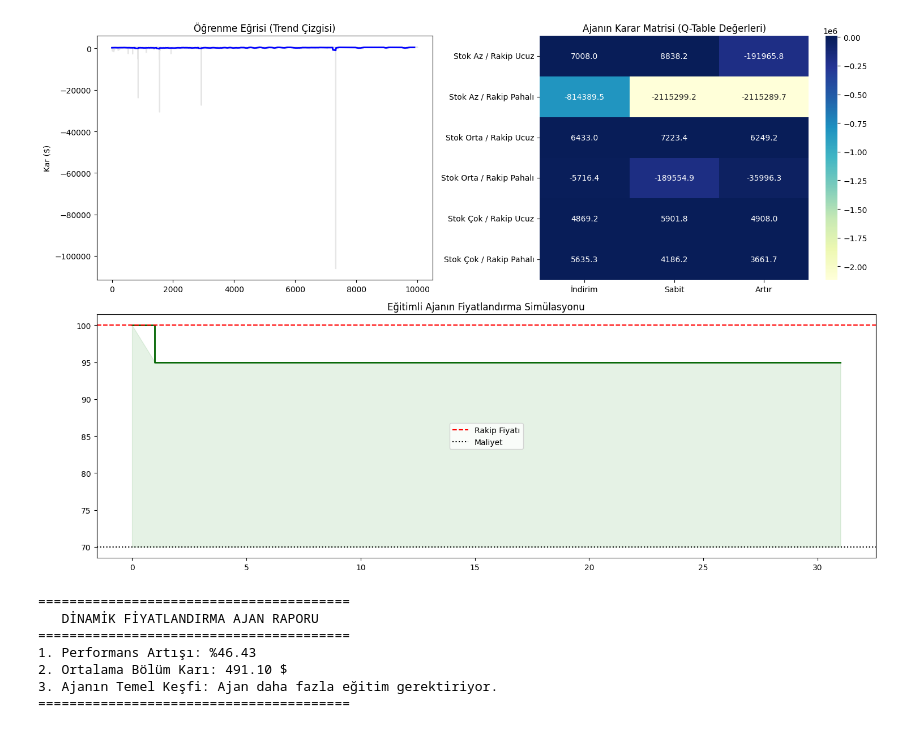
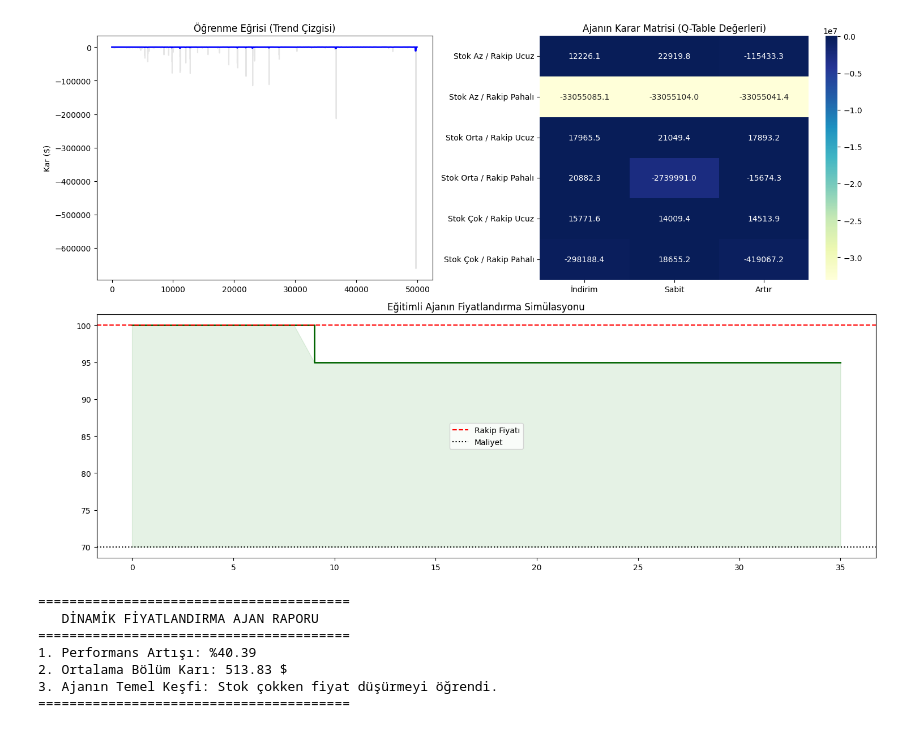
Before and after one commit to serminoymakargul/odev, a Jupyter notebook: dinamik _fiyatlandırma.ipynb, the cells around one changed output. Saved outputs shown, nothing was run; the diff lists cells and outputs as text; code cells hidden in the pictures.

```diff
--- a/dinamik _fiyatlandırma.ipynb
+++ b/dinamik _fiyatlandırma.ipynb
@@ -11,10 +11,10 @@ STOK_KAPASITESI = 20
 RAKIP_FIYAT = 100
 MALIYET = 70
 DEPO_MALIYETI = 1
-BOLUM_SAYISI = 10000
+BOLUM_SAYISI = 50000 # Bölüm sayısı artırıldı
 
-alpha, gamma = 0.1, 0.95
-epsilon, epsilon_decay, min_epsilon = 1.0, 0.9994, 0.01
+alpha, gamma = 0.15, 0.98 # Alpha ve Gamma değerleri güncellendi
+epsilon, epsilon_decay, min_epsilon = 1.0, 0.9999, 0.01 # Epsilon decay yavaşlatıldı
 
 q_table = np.zeros((6, 3))
 
@@ -24,7 +24,9 @@ def get_state(stok, fiyat):
     return s_stok * 2 + s_rakip
 
 def talep_olasiligi(bizim_fiyat, rakip_fiyat):
-    return 1 / (1 + np.exp(0.15 * (bizim_fiyat - rakip_fiyat)))
+    # np.exp'ye giden değeri kırpma (clip) işlemi ekleyerek overflow uyarısını önle
+    exp_input = np.clip(0.15 * (bizim_fiyat - rakip_fiyat), -50, 50) # Değerleri -50 ile 50 arasına sınırlıyoruz
+    return 1 / (1 + np.exp(exp_input))
 
 # --- 2. EĞİTİM ---
 odul_gecmisi = []
@@ -81,38 +83,38 @@ while test_stok > 0:
     if random.random() < talep_olasiligi(test_fiyat, RAKIP_FIYAT): test_stok -= 1
     fiyatlar.append(test_fiyat)
 
 plt.step(range(len(fiyatlar)), fiyatlar, where='post', color='darkgreen', linewidth=2)
 plt.axhline(y=RAKIP_FIYAT, color='red', linestyle='--', label='Rakip Fiyatı')
 plt.axhline(y=MALIYET, color='black', linestyle=':', label='Maliyet')
 plt.fill_between(range(len(fiyatlar)), MALIYET, fiyatlar, alpha=0.1, color='green')
 plt.title("Eğitimli Ajanın Fiyatlandırma Simülasyonu")
 plt.legend()
 
 plt.tight_layout()
 plt.show()
 
 # --- ANALİZ RAPORU ÇIKTISI ---
 baslangic_kari = np.mean(odul_gecmisi[:100])
 final_kari = np.mean(odul_gecmisi[-100:])
 iyilesme = ((final_kari - baslangic_kari) / abs(baslangic_kari)) * 100
 
 print(f"{'='*40}")
 print(f"   DİNAMİK FİYATLANDIRMA AJAN RAPORU")
 print(f"{'='*40}")
 print(f"1. Performans Artışı: %{iyilesme:.2f}")
 print(f"2. Ortalama Bölüm Karı: {final_kari:.2f} $")
 print(f"3. Ajanın Temel Keşfi: ", end="")
 if q_table[4, 0] > q_table[4, 2]:
     print("Stok çokken fiyat düşürmeyi öğrendi.")
 else:
     print("Ajan daha fazla eğitim gerektiriyor.")
 print(f"{'='*40}")
 # %% [output]
-[figure, old version]
+[figure, new version]
 ========================================
    DİNAMİK FİYATLANDIRMA AJAN RAPORU
 ========================================
-1. Performans Artışı: %46.43
-2. Ortalama Bölüm Karı: 491.10 $
-3. Ajanın Temel Keşfi: Ajan daha fazla eğitim gerektiriyor.
+1. Performans Artışı: %40.39
+2. Ortalama Bölüm Karı: 513.83 $
+3. Ajanın Temel Keşfi: Stok çokken fiyat düşürmeyi öğrendi.
 ========================================
```
